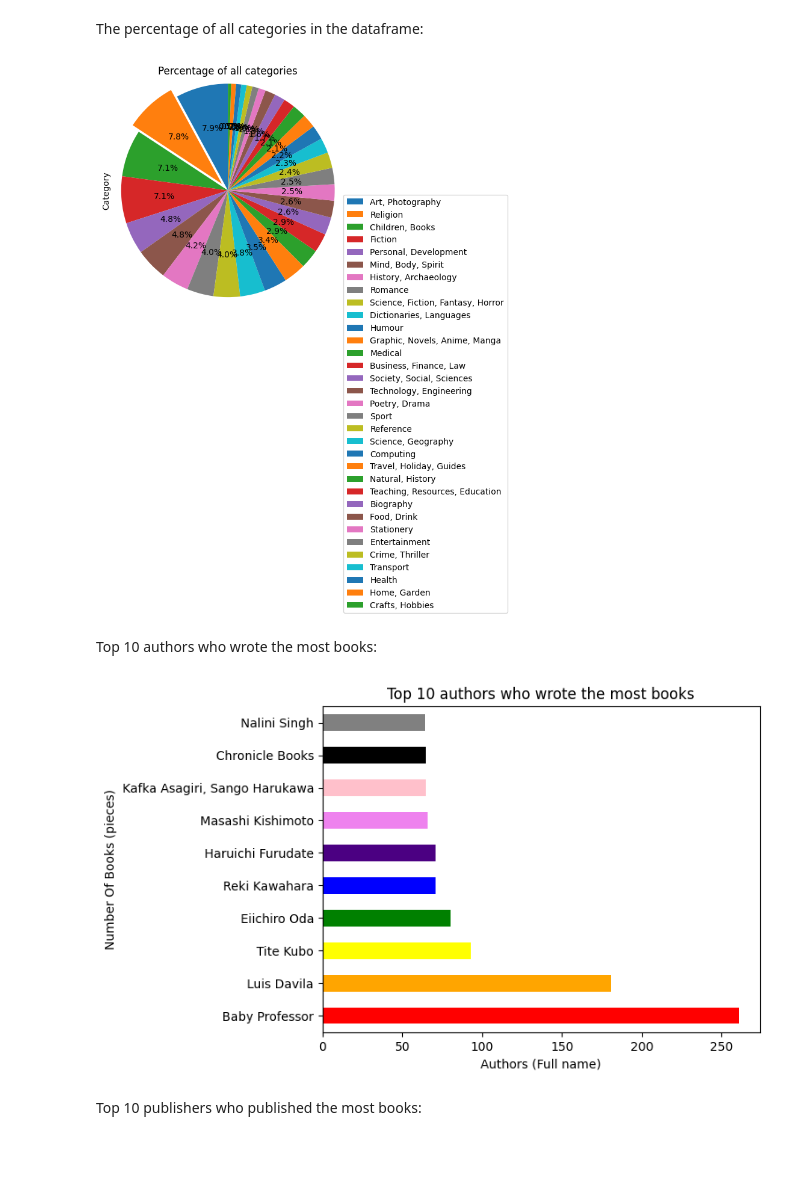
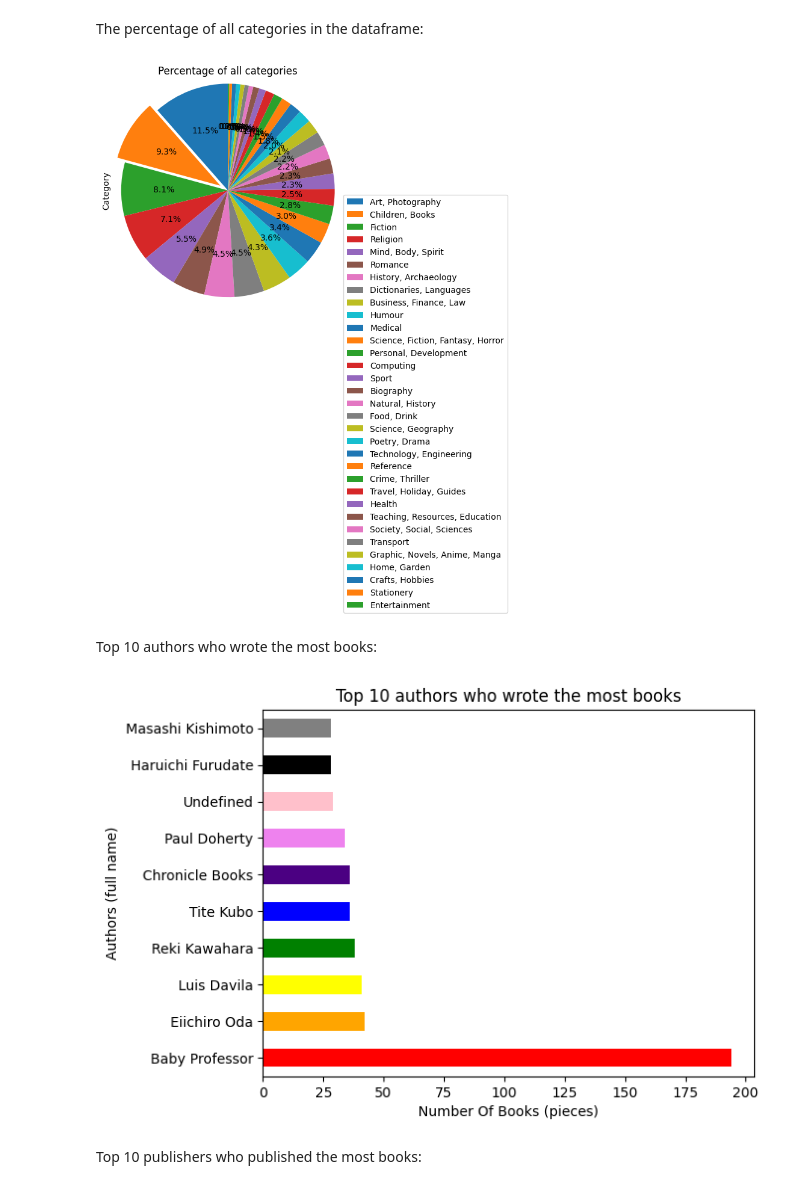
Before and after one commit to Vasyl-Poremchuk/book-scraping-and-data-analysis, a Jupyter notebook: book_analysis/book_analysis.ipynb, the cells around one changed output. Drawn from its saved outputs; the diff is of its cells as text; code cells hidden in the pictures; blank space fills up the shorter version.

Commit message:
Change the values of xlabel and ylabel and add a drop method

```diff
--- a/book_analysis/book_analysis.ipynb
+++ b/book_analysis/book_analysis.ipynb
@@ -242,3 +238,6 @@ False
+# %%
+books_df.duplicated(subset="Title")
+books_df = books_df.drop_duplicates(subset="Title")
 # %% [markdown]
 # Data Analysis
 # %% [markdown]
@@ -428,24 +427,24 @@ plt.legend(category_counts.index, bbox_to_anchor=(1, 0.5))
 plt.title("Percentage of all categories")
 plt.show()
 # %% [output]
-[figure, old version]
+[figure, new version]
 # %% [markdown]
 Top 10 authors who wrote the most books:
 # %%
 author_count = books_df["Authors"].value_counts()
 top_10_authors = author_count.head(10)
 
 top_10_authors.plot(
     kind="barh",
-    xlabel="Authors (Full name)",
-    ylabel="Number Of Books (pieces)",
+    xlabel="Number Of Books (pieces)",
+    ylabel="Authors (full name)",
     title="Top 10 authors who wrote the most books",
     color=["red", "orange", "yellow", "green", "blue", "indigo", "violet", "pink", "black", "gray"],
 )
 
 plt.show()
 # %% [output]
-[figure, old version]
+[figure, new version]
 # %% [markdown]
 Top 10 publishers who published the most books:
 # %%
```
Also changed, not shown: parts of 18 cells of this notebook.
